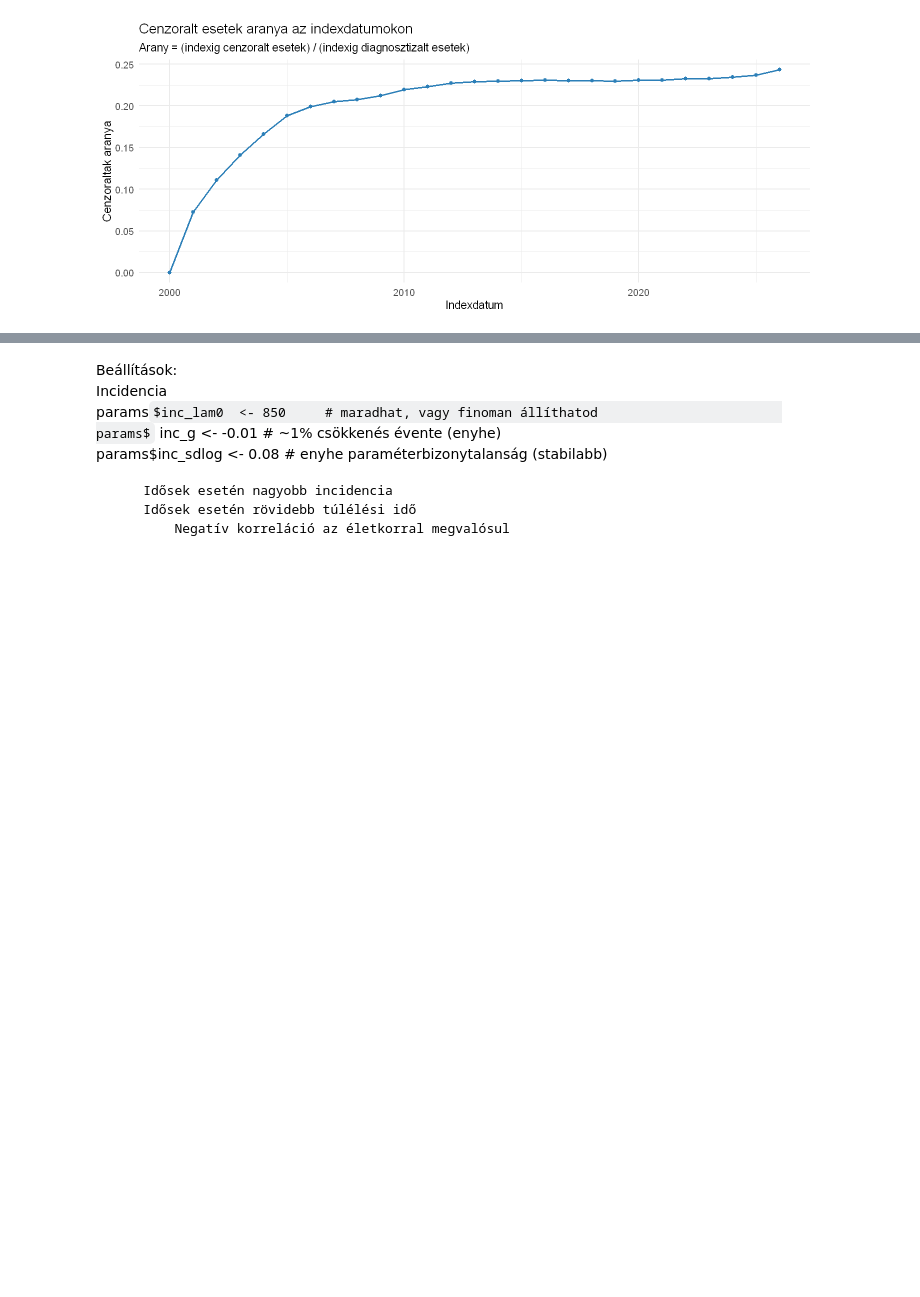
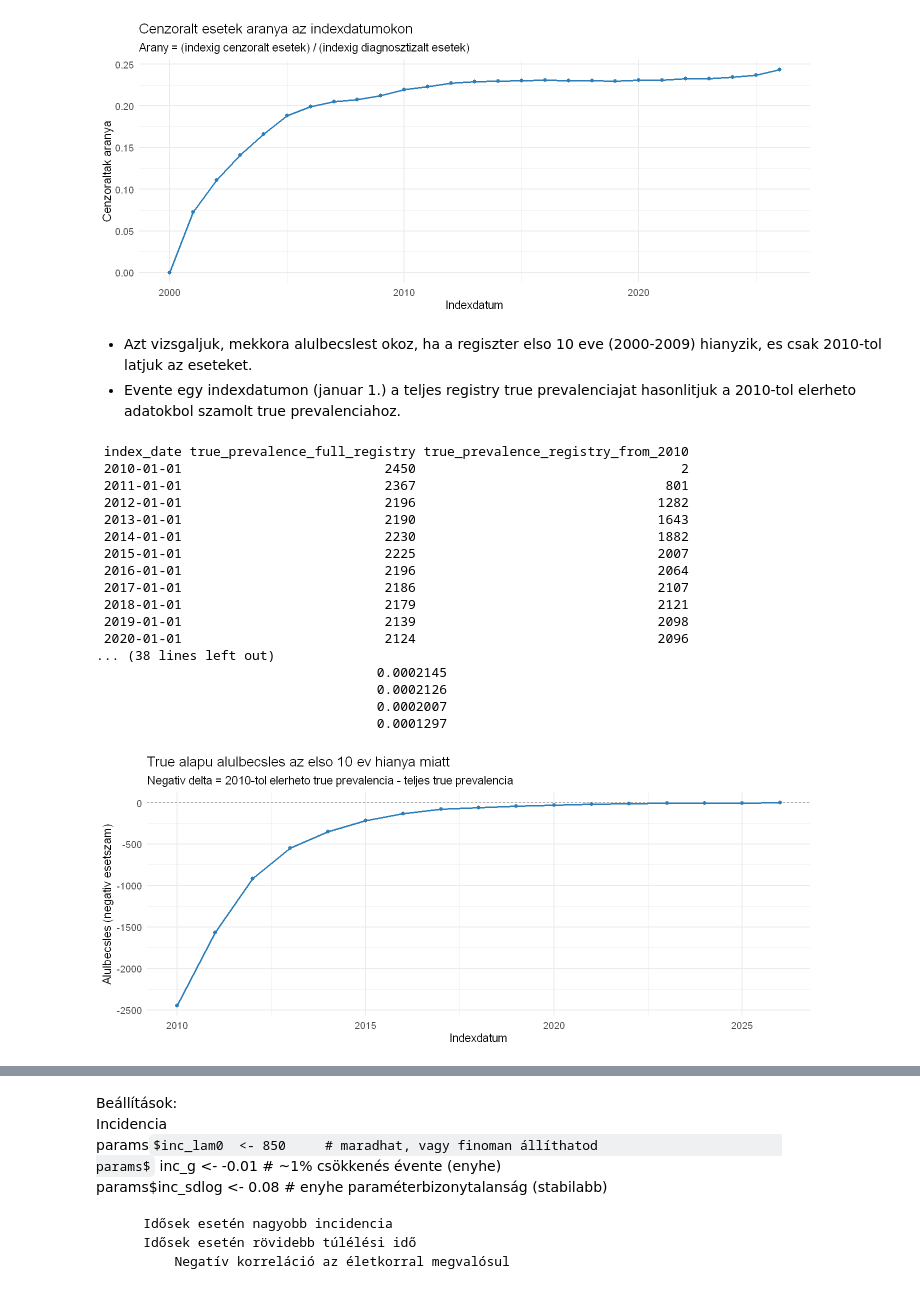
Before and after one commit to lrado1/rprev-ext, a Jupyter notebook: notebooks/synthetic_registry_yearly.ipynb, the cells around one changed output, grey strips where cells are left out. Cells and saved outputs as stored; diff of their text form; code cells hidden in the pictures; some formulas as TeX source; blank space fills up the shorter version.

```diff
--- a/notebooks/synthetic_registry_yearly.ipynb
+++ b/notebooks/synthetic_registry_yearly.ipynb
@@ -981,6 +981,81 @@ ggplot(censor_ratio, aes(x = index_date, y = censored_ratio)) +
  2025-01-01           21078           4989         0.2367
  2026-01-01           21078           5130         0.2434
 [figure]
+# %% [markdown]
+- Azt vizsgaljuk, mekkora alulbecslest okoz, ha a regiszter elso 10 eve (2000-2009) hianyzik, es csak 2010-tol latjuk az eseteket.
+- Evente egy indexdatumon (januar 1.) a teljes registry true prevalenciajat hasonlitjuk a 2010-tol elerheto adatokbol szamolt true prevalenciahoz.
+# %%
+library(dplyr)
+library(ggplot2)
+
+df_full <- synthetic_registry
+df_observed_2010 <- df_full %>%
+  dplyr::filter(as.Date(diagnosis_date_D) >= as.Date("2010-01-01"))
+
+d_full_diag <- as.Date(df_full$diagnosis_date_D)
+d_full_f <- as.Date(df_full$last_followup_date_F)
+d_full_true <- as.Date(df_full$true_event_date_F_true)
+
+d_cut_diag <- as.Date(df_observed_2010$diagnosis_date_D)
+d_cut_true <- as.Date(df_observed_2010$true_event_date_F_true)
+
+end_year <- as.integer(format(max(d_full_f, na.rm = TRUE), "%Y"))
+index_dates <- as.Date(sprintf("%04d-01-01", seq.int(2010, end_year)))
+population_size <- 10e6
+
+true_cut_impact <- dplyr::bind_rows(lapply(index_dates, function(idx) {
+  prev_full_true <- sum((d_full_diag <= idx) & (d_full_true > idx), na.rm = TRUE)
+  prev_cut_true <- sum((d_cut_diag <= idx) & (d_cut_true > idx), na.rm = TRUE)
+  under_true <- prev_cut_true - prev_full_true
+
+  data.frame(
+    index_date = idx,
+    true_prevalence_full_registry = prev_full_true,
+    true_prevalence_registry_from_2010 = prev_cut_true,
+    underestimation_true = under_true,
+    underestimation_true_ratio = if (prev_full_true > 0) under_true / prev_full_true else NA_real_,
+    true_prevalence_full_rate_10e6 = prev_full_true / population_size,
+    true_prevalence_registry_from_2010_rate_10e6 = prev_cut_true / population_size
+  )
+})) %>%
+  dplyr::mutate(
+    underestimation_true_ratio = round(underestimation_true_ratio, 4)
+  )
+
+print(true_cut_impact, row.names = FALSE)
+
+options(repr.plot.width = 12, repr.plot.height = 5)
+
+ggplot(true_cut_impact, aes(x = index_date, y = underestimation_true)) +
+  geom_hline(yintercept = 0, linetype = "dashed", color = "grey50") +
+  geom_line(color = "#2c7fb8", linewidth = 1.1) +
+  geom_point(color = "#2c7fb8", size = 2) +
+  theme_minimal(base_size = 14) +
+  labs(
+    title = "True alapu alulbecsles az elso 10 ev hianya miatt",
+    subtitle = "Negativ delta = 2010-tol elerheto true prevalencia - teljes true prevalencia",
+    x = "Indexdatum",
+    y = "Alulbecsles (negativ esetszam)"
+  )
+# %% [output]
+ index_date true_prevalence_full_registry true_prevalence_registry_from_2010
+ 2010-01-01                          2450                                  2
+ 2011-01-01                          2367                                801
+ 2012-01-01                          2196                               1282
+ 2013-01-01                          2190                               1643
+ 2014-01-01                          2230                               1882
+ 2015-01-01                          2225                               2007
+ 2016-01-01                          2196                               2064
+ 2017-01-01                          2186                               2107
+ 2018-01-01                          2179                               2121
+ 2019-01-01                          2139                               2098
+ 2020-01-01                          2124                               2096
+... (38 lines left out)
+                                    0.0002145
+                                    0.0002126
+                                    0.0002007
+                                    0.0001297
+[figure, added]
 # %% [markdown]
 ok - Kovariánsok summary statistics
 ok - Incidenskori életkor historram <nemenként>
```
Also changed, not shown: parts of 2 cells of this notebook.
